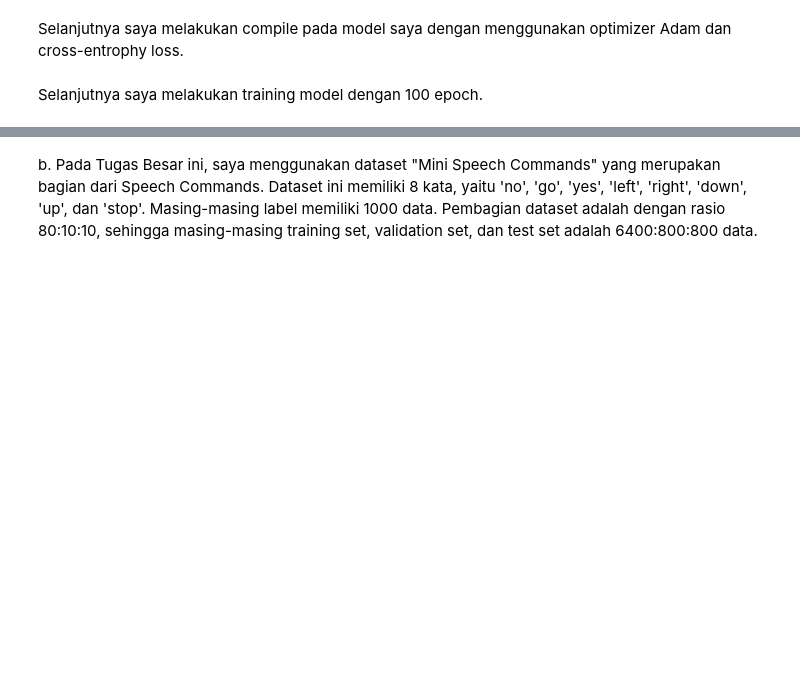
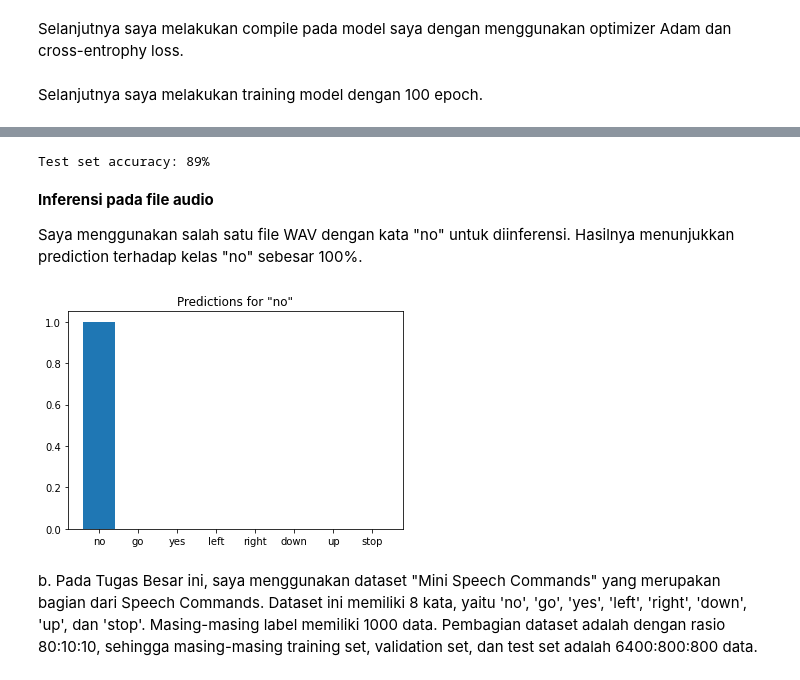
Before and after one commit to jalalAzhmatkhan/pattern-recognition, a Jupyter notebook: Speech_recognition_Tugas_Besar_23521059.ipynb, the cells around one changed output, grey strips where cells are left out. Drawn from its saved outputs; the diff is of its cells as text; code cells hidden in the pictures; blank space fills up the shorter version.

```diff
--- a/Speech_recognition_Tugas_Besar_23521059.ipynb
+++ b/Speech_recognition_Tugas_Besar_23521059.ipynb
@@ -288,3 +336,38 @@ InvalidArgumentError: ignored
+# %%
+test_audio = []
+test_labels = []
+
+for audio, label in test_ds:
+  test_audio.append(audio.numpy())
+  test_labels.append(label.numpy())
+
+test_audio = np.array(test_audio)
+test_labels = np.array(test_labels)
+
+y_pred = np.argmax(model.predict(test_audio), axis=1)
+y_true = test_labels
+
+test_acc = sum(y_pred == y_true) / len(y_true)
+print(f'Test set accuracy: {test_acc:.0%}')
+# %% [output]
+Test set accuracy: 89%
+# %% [markdown]
+**Inferensi pada file audio**
+
+Saya menggunakan salah satu file WAV dengan kata "no" untuk diinferensi. Hasilnya menunjukkan prediction terhadap kelas "no" sebesar 100%.
+# %%
+#Run inference on an audio file
+sample_file = data_dir/'no/01bb6a2a_nohash_0.wav'
+
+sample_ds = preprocess_dataset([str(sample_file)])
+
+for spectrogram, label in sample_ds.batch(1):
+  prediction = model(spectrogram)
+  plt.bar(commands, tf.nn.softmax(prediction[0]))
+  plt.title(f'Predictions for "{commands[label[0]]}"')
+  plt.show()
+# %% [output]
+[figure, added]
 # %% [markdown]
 b. Pada Tugas Besar ini, saya menggunakan dataset "Mini Speech Commands" yang merupakan bagian dari Speech Commands. Dataset ini memiliki 8 kata, yaitu 'no', 'go', 'yes', 'left', 'right', 'down', 'up', dan 'stop'. Masing-masing label memiliki 1000 data. Pembagian dataset adalah dengan rasio 80:10:10, sehingga masing-masing training set, validation set, dan test set adalah 6400:800:800 data.
 # %%
```
Also changed, not shown: parts of 11 cells of this notebook.
